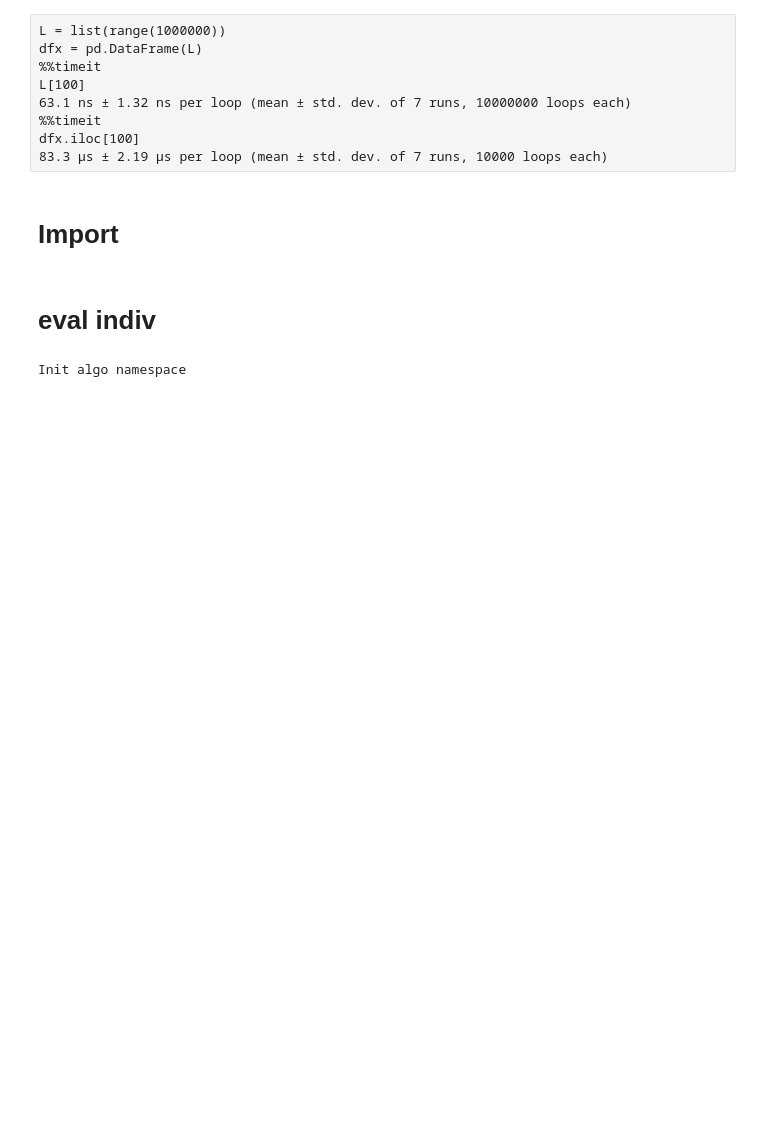
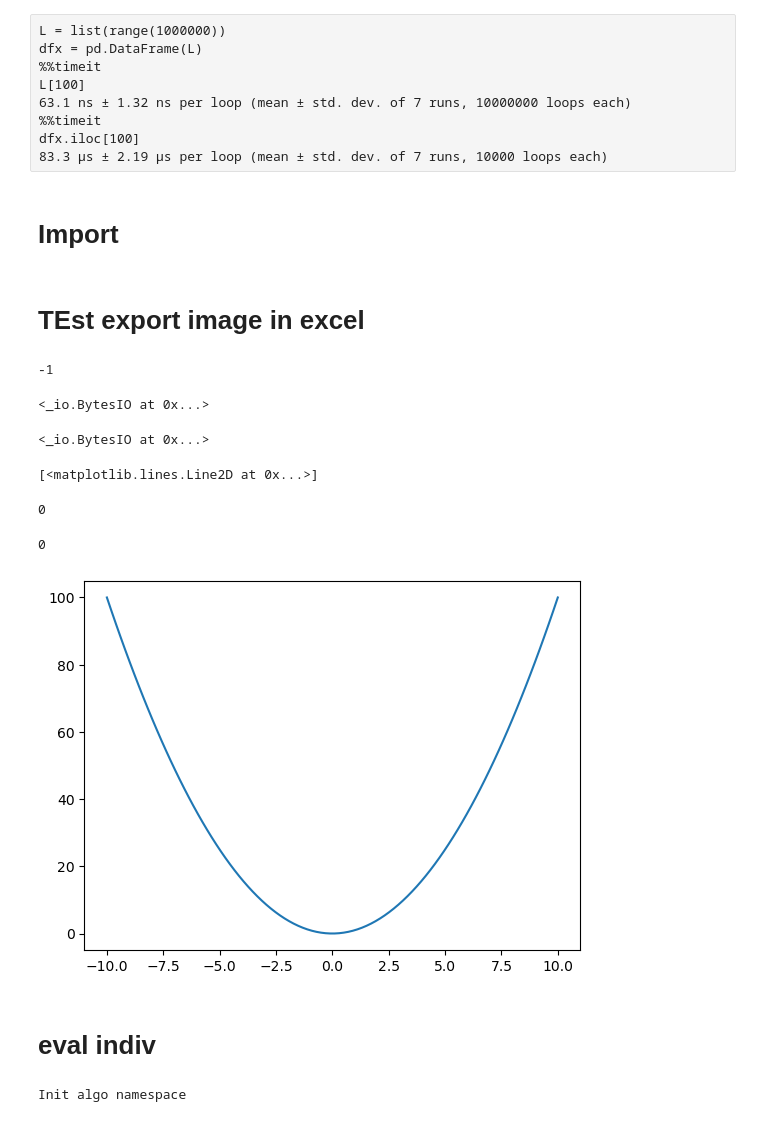
Before and after one commit to egos/valeo, a Jupyter notebook: New.ipynb, the cells around one changed output. Cells and saved outputs as stored; diff of their text form; code cells hidden in the pictures; blank space fills up the shorter version.

Commit message:
export excel results v1

```diff
--- a/New.ipynb
+++ b/New.ipynb
@@ -99,6 +99,69 @@ from IPython.display import display, HTML
 display(HTML("<style>.container { width:80% !important; }</style>"))
 
 from utils import *
+# %% [markdown]
+# TEst export image in excel
+# %%
+import pandas as pd
+
+
+# Create a Pandas dataframe from some data.
+df = pd.DataFrame({'Data': [10, 20, 30, 20, 15, 30, 45]})
+
+# Create a Pandas Excel writer using XlsxWriter as the engine.
+writer = pd.ExcelWriter('pandas_image.xlsx', engine='xlsxwriter')
+
+# Convert the dataframe to an XlsxWriter Excel object.
+df.to_excel(writer, sheet_name='Sheet1')
+
+# Get the xlsxwriter workbook and worksheet objects.
+workbook  = writer.book
+worksheet = writer.sheets['Sheet1']
+
+# Insert an image.
+worksheet.insert_image('D3', 'logo.png')
+
+# Close the Pandas Excel writer and output the Excel file.
+writer.save()
+# %% [output]
+-1
+# %%
+output = BytesIO()
+output
+imgdata=io.BytesIO()
+imgdata
+# %% [output]
+<_io.BytesIO at 0x...>
+<_io.BytesIO at 0x...>
+# %%
+import xlsxwriter
+import numpy as np
+import matplotlib.pyplot as plt
+import io
+
+x=np.linspace(-10,10,100)
+y=x**2
+
+fig,ax=plt.subplots()
+ax.plot(x,y)
+
+output = BytesIO()
+writer = pd.ExcelWriter(output, engine='xlsxwriter')
+
+workbook = xlsxwriter.Workbook('test chart.xlsx')
+wks1=workbook.add_worksheet('Test chart')
+wks1.write(0,0,'test')
+
+imgdata=io.BytesIO()
+fig.savefig(imgdata, format='png')
+wks1.insert_image(2,2, '', {'image_data': imgdata})
+
+workbook.close()
+# %% [output]
+[<matplotlib.lines.Line2D at 0x...>]
+0
+0
+[figure, added]
 # %% [markdown]
 # eval indiv
 # %%
```
Also changed, not shown: parts of 6 cells of this notebook, 6 other files.
